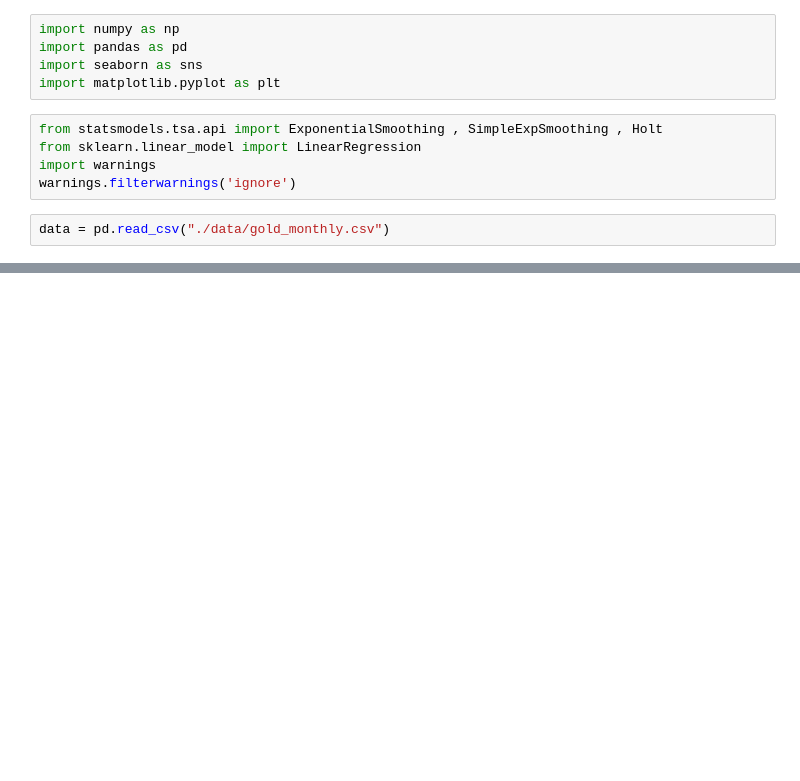
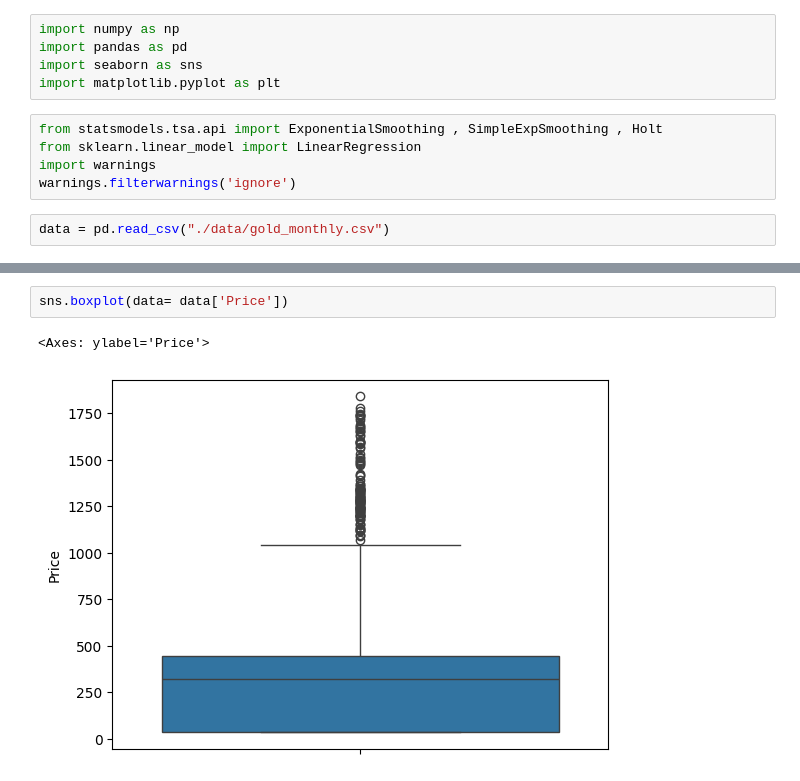
Before and after one commit to Omjade/TimeSeries-, a Jupyter notebook: timeseriesp.ipynb, the cells around one changed output, grey strips where cells are left out. Cells and saved outputs as stored; diff of their text form; blank space fills up the shorter version.

```diff
--- a/timeseriesp.ipynb
+++ b/timeseriesp.ipynb
@@ -21,0 +107,5 @@ data.head
+# %%
+sns.boxplot(data= data['Price'])
+# %% [output]
+<Axes: ylabel='Price'>
+[figure, added]
```
Also changed, not shown: parts of 23 cells of this notebook.
